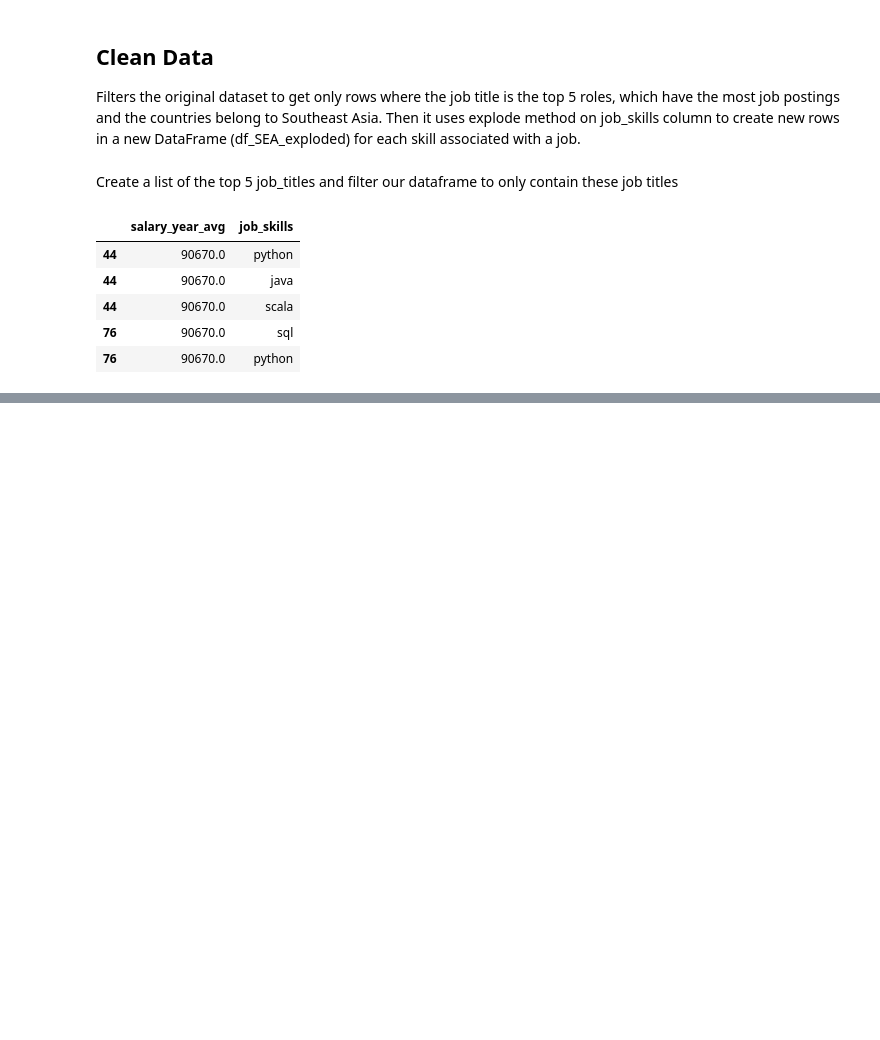
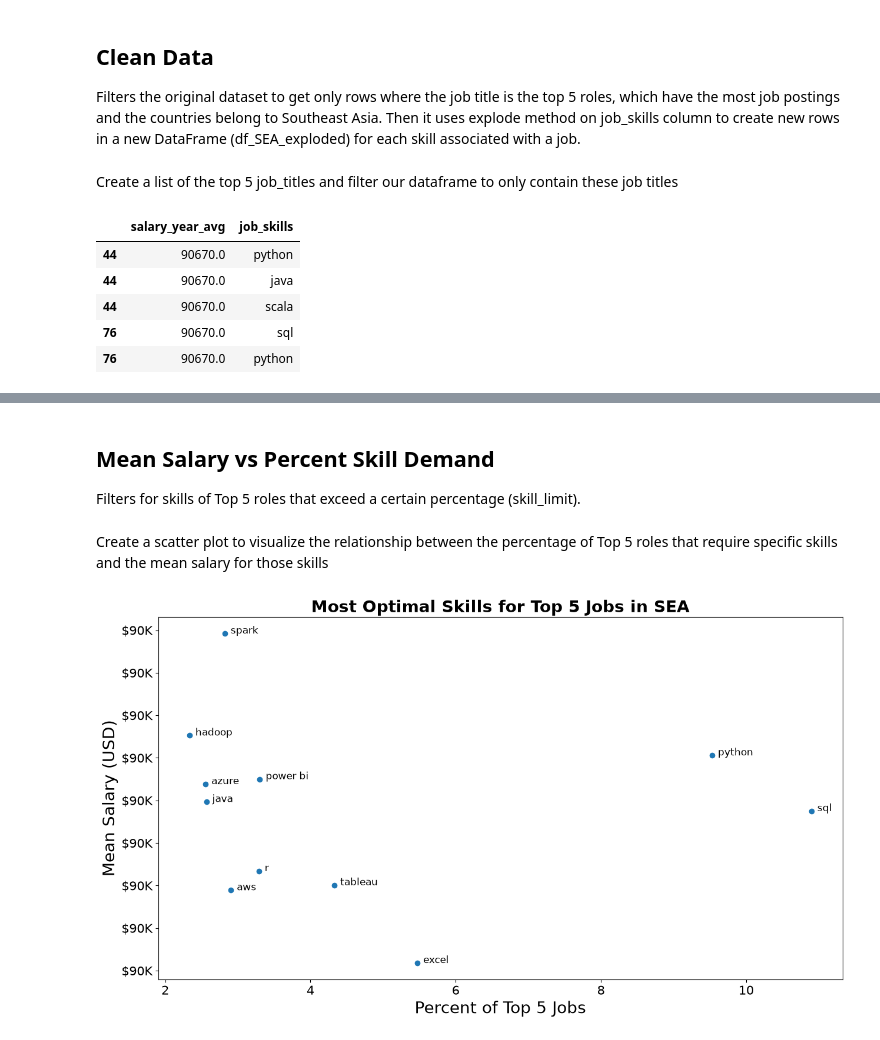
Before and after one commit to JohnnyQuant/Python_Data_Project, a Jupyter notebook: Project/5_Optimal_Skills.ipynb, the cells around one changed output, grey strips where cells are left out. Saved outputs shown, nothing was run; the diff lists cells and outputs as text; code cells hidden in the pictures; blank space fills up the shorter version.

```diff
--- a/Project/5_Optimal_Skills.ipynb
+++ b/Project/5_Optimal_Skills.ipynb
@@ -67,0 +72,13 @@ df_SEA_exploded[['salary_year_avg', 'job_skills']].head(5)
+# %%
+# using ds_SEA find the count of skills and also the mean salary for each skill
+df_SEA_skills = df_SEA_exploded.groupby('job_skills')['salary_year_avg'].agg(['count', 'mean']).sort_values(by='count', ascending=False)
+
+df_SEA_skills = df_SEA_skills.rename(columns = {'count': 'skill_count', 'mean': 'mean_salary'})
+
+SEA_job_count = len(df_SEA) # Find count of Top 5 jobs in SEA with salary info
+
+df_SEA_skills['skill_percent'] = df_SEA_skills['skill_count'] / SEA_job_count * 100
+
+df_SEA_skills = df_SEA_skills[df_SEA_skills['skill_percent'] > 0]
+
+df_SEA_skills
@@ -67,0 +100,49 @@ df_SEA_exploded[['salary_year_avg', 'job_skills']].head(5)
+# %% [markdown]
+## Mean Salary vs Percent Skill Demand
+
+Filters for skills of Top 5 roles that exceed a certain percentage (skill_limit).
+# %%
+skill_limit = 2
+
+df_SEA_skills_high_demand = df_SEA_skills[df_SEA_skills['skill_percent'] > skill_limit]
+# %% [markdown]
+Create a scatter plot to visualize the relationship between the percentage of Top 5 roles that require specific skills and the mean salary for those skills
+# %%
+from adjustText import adjust_text
+
+plt.figure(figsize=(15, 8))
+plt.scatter(
+            df_SEA_skills_high_demand['skill_percent']
+            , df_SEA_skills_high_demand['mean_salary'])
+
+plt.xlabel(
+            'Percent of Top 5 Jobs'
+            , fontdict={'fontsize': 20})
+
+plt.ylabel(
+            'Mean Salary (USD)'
+            , fontdict={'fontsize': 20})
+
+plt.title(
+            'Most Optimal Skills for Top 5 Jobs in SEA'
+            , fontdict={'fontsize': 20, 'fontweight': 'bold'})
+
+# Get current axes, set limits, and format axes
+ax = plt.gca()
+ax.yaxis.set_major_formatter(plt.FuncFormatter(lambda y, _: f'${int(y/1000)}K'))
+
+ax.tick_params(axis='x', labelsize = 15)
+ax.tick_params(axis='y', labelsize = 15)
+
+# Add labels to points and collect them in a list
+texts = []
+for index, text in enumerate(df_SEA_skills_high_demand.index):
+    texts.append(plt.text(
+                            df_SEA_skills_high_demand['skill_percent'].iloc[index]
+                            , df_SEA_skills_high_demand['mean_salary'].iloc[index]
+                            , "  " + text
+                            , fontdict={'fontsize': 12}))
+
+plt.show()
+# %% [output]
+[figure, added]
```
Also changed, not shown: parts of 12 cells of this notebook, 1 other file.
